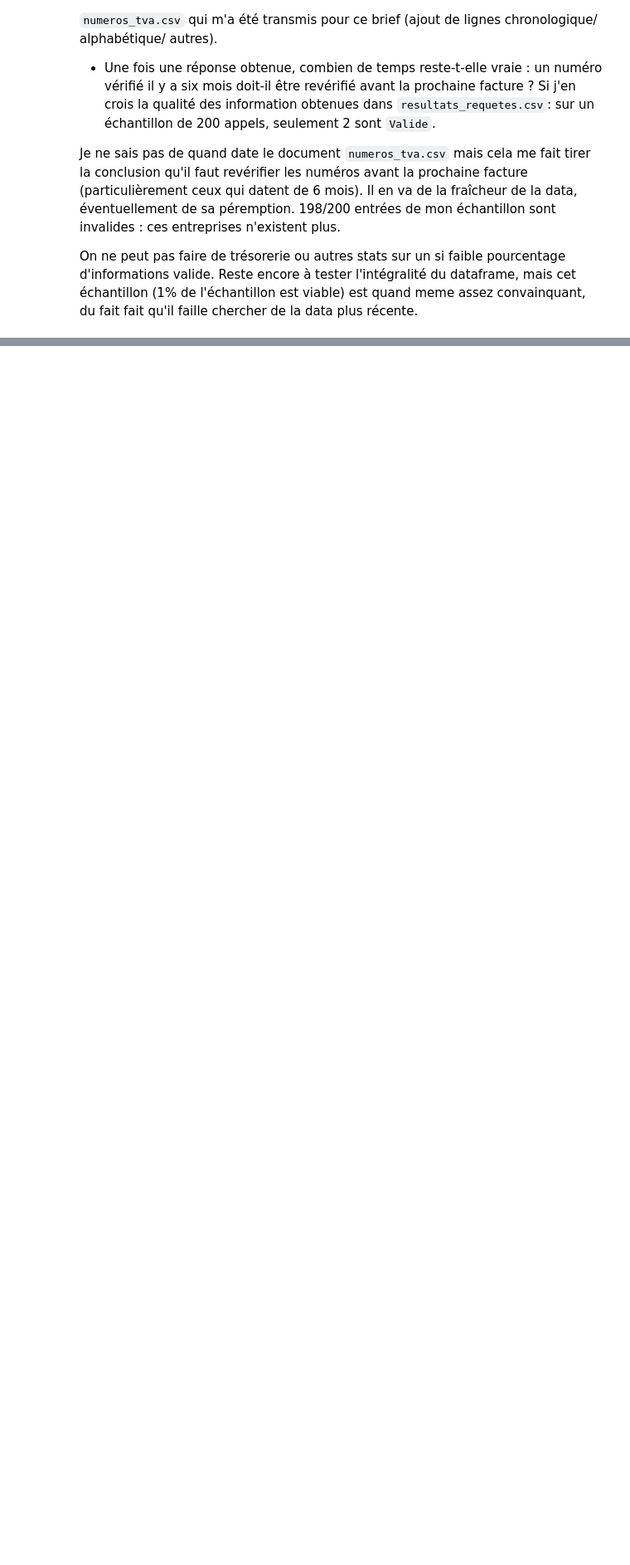
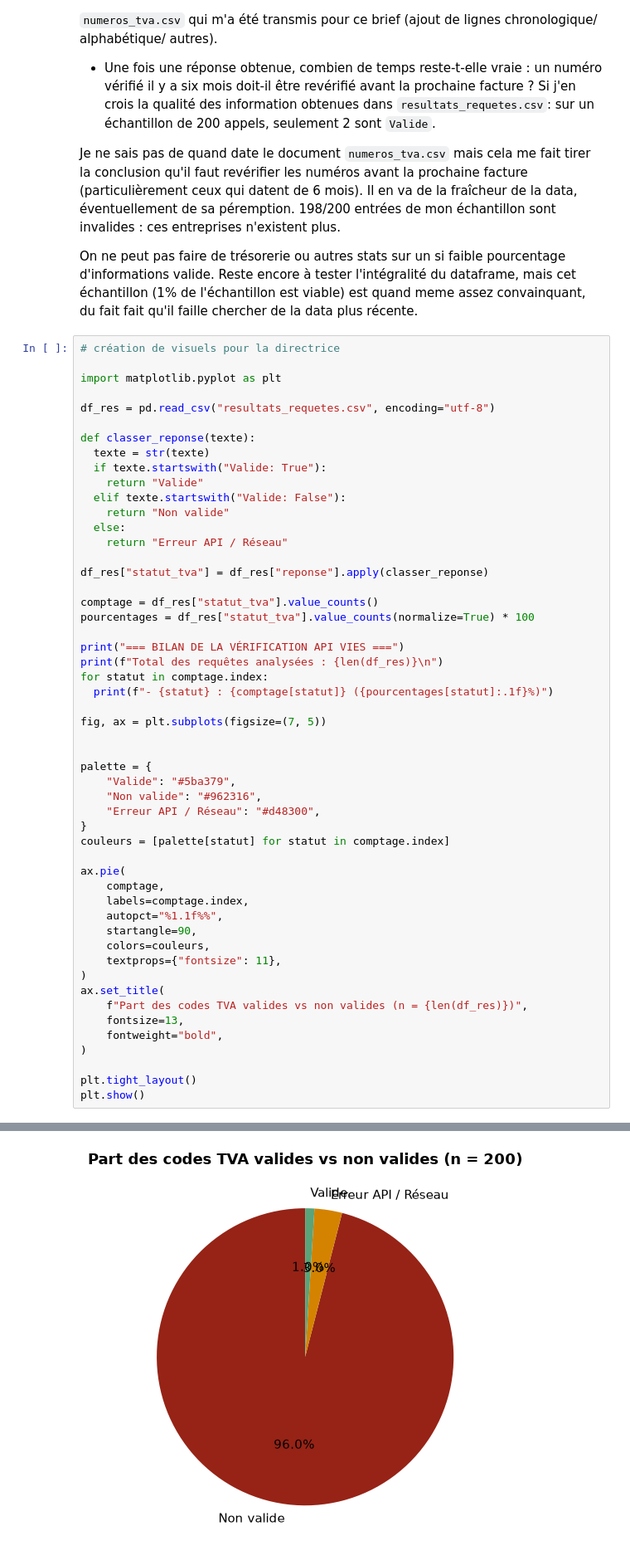
Before and after one commit to H-DBER/API-VIES, a Jupyter notebook: notebook/3.Interroger.ipynb, the cells around one changed output, grey strips where cells are left out. Shown at 83% size. Saved outputs shown, nothing was run; the diff lists cells and outputs as text; blank space fills up the shorter version.

```diff
--- a/notebook/3.Interroger.ipynb
+++ b/notebook/3.Interroger.ipynb
@@ -152,3 +152,56 @@ Si j'en crois la qualité des information obtenues dans `resultats_requetes.csv`
 Je ne sais pas de quand date le document `numeros_tva.csv` mais cela me fait tirer la conclusion qu'il faut revérifier les numéros avant la prochaine facture (particulièrement ceux qui datent de 6 mois). Il en va de la fraîcheur de la data, éventuellement de sa péremption. 198/200 entrées de mon échantillon sont invalides : ces entreprises n'existent plus.
 
 On ne peut pas faire de trésorerie ou autres stats sur un si faible pourcentage d'informations valide. Reste encore à tester l'intégralité du dataframe, mais cet échantillon (1% de l'échantillon est viable) est quand meme assez convainquant, du fait fait qu'il faille chercher de la data plus récente.
+# %%
+# création de visuels pour la directrice
+
+import matplotlib.pyplot as plt
+
+df_res = pd.read_csv("resultats_requetes.csv", encoding="utf-8")
+
+def classer_reponse(texte):
+  texte = str(texte)
+  if texte.startswith("Valide: True"):
+    return "Valide"
+  elif texte.startswith("Valide: False"):
+    return "Non valide"
+  else:
+    return "Erreur API / Réseau"
+
+df_res["statut_tva"] = df_res["reponse"].apply(classer_reponse)
+
+comptage = df_res["statut_tva"].value_counts()
+pourcentages = df_res["statut_tva"].value_counts(normalize=True) * 100
+
+print("=== BILAN DE LA VÉRIFICATION API VIES ===")
+print(f"Total des requêtes analysées : {len(df_res)}\n")
+for statut in comptage.index:
+  print(f"- {statut} : {comptage[statut]} ({pourcentages[statut]:.1f}%)")
+
+fig, ax = plt.subplots(figsize=(7, 5))
+
+
+palette = {
+    "Valide": "#5ba379",
+    "Non valide": "#962316",
+    "Erreur API / Réseau": "#d48300",
+}
+couleurs = [palette[statut] for statut in comptage.index]
+
+ax.pie(
+    comptage,
+    labels=comptage.index,
+    autopct="%1.1f%%",
+    startangle=90,
+    colors=couleurs,
+    textprops={"fontsize": 11},
+)
+ax.set_title(
+    f"Part des codes TVA valides vs non valides (n = {len(df_res)})",
+    fontsize=13,
+    fontweight="bold",
+)
+
+plt.tight_layout()
+plt.show()
+# %% [output]
@@ -154,0 +214 @@ On ne peut pas faire de trésorerie ou autres stats sur un si faible pourcentage
+[figure, added]
```
Also changed, not shown: parts of 2 cells of this notebook, 6 other files.
